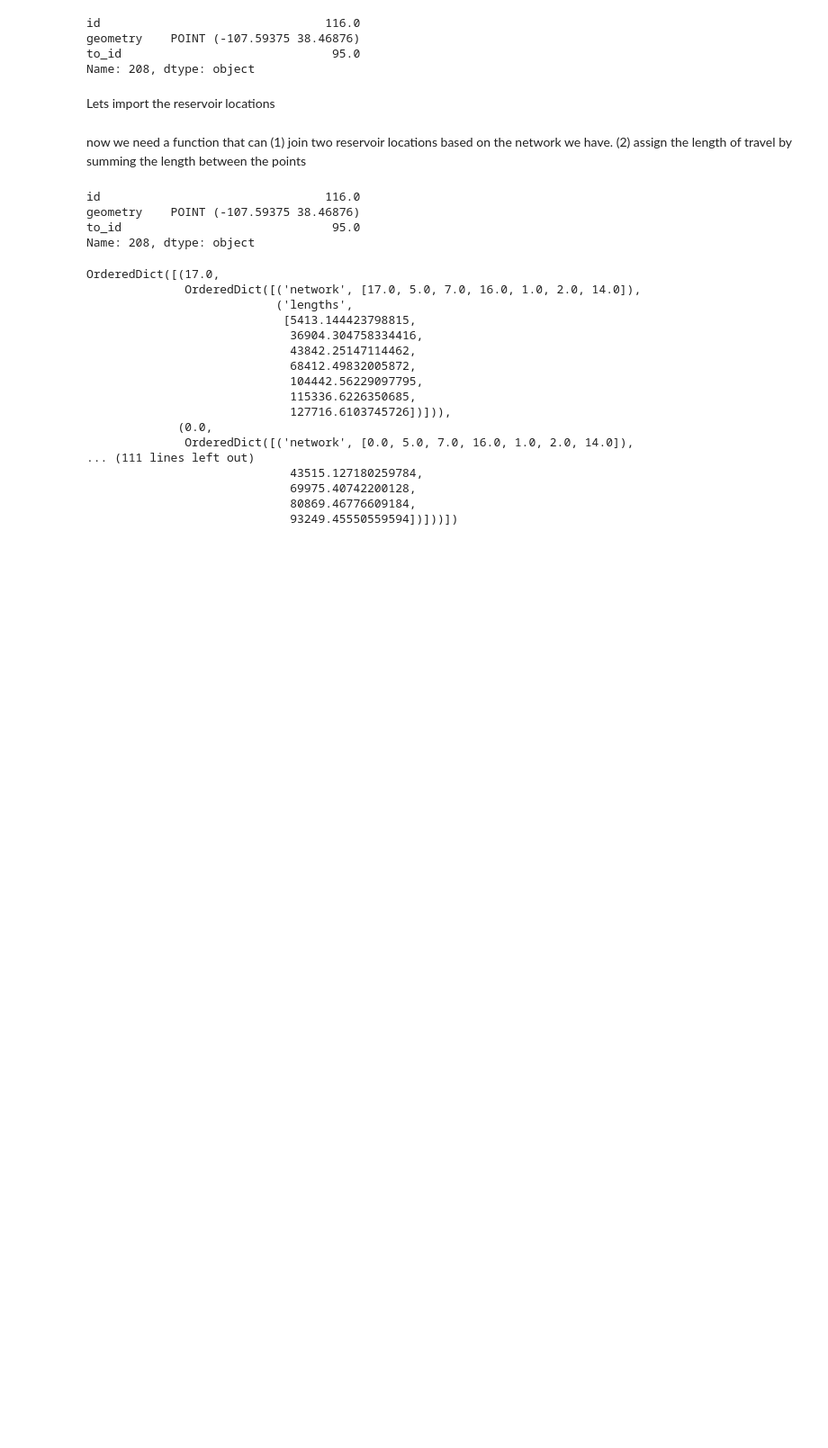
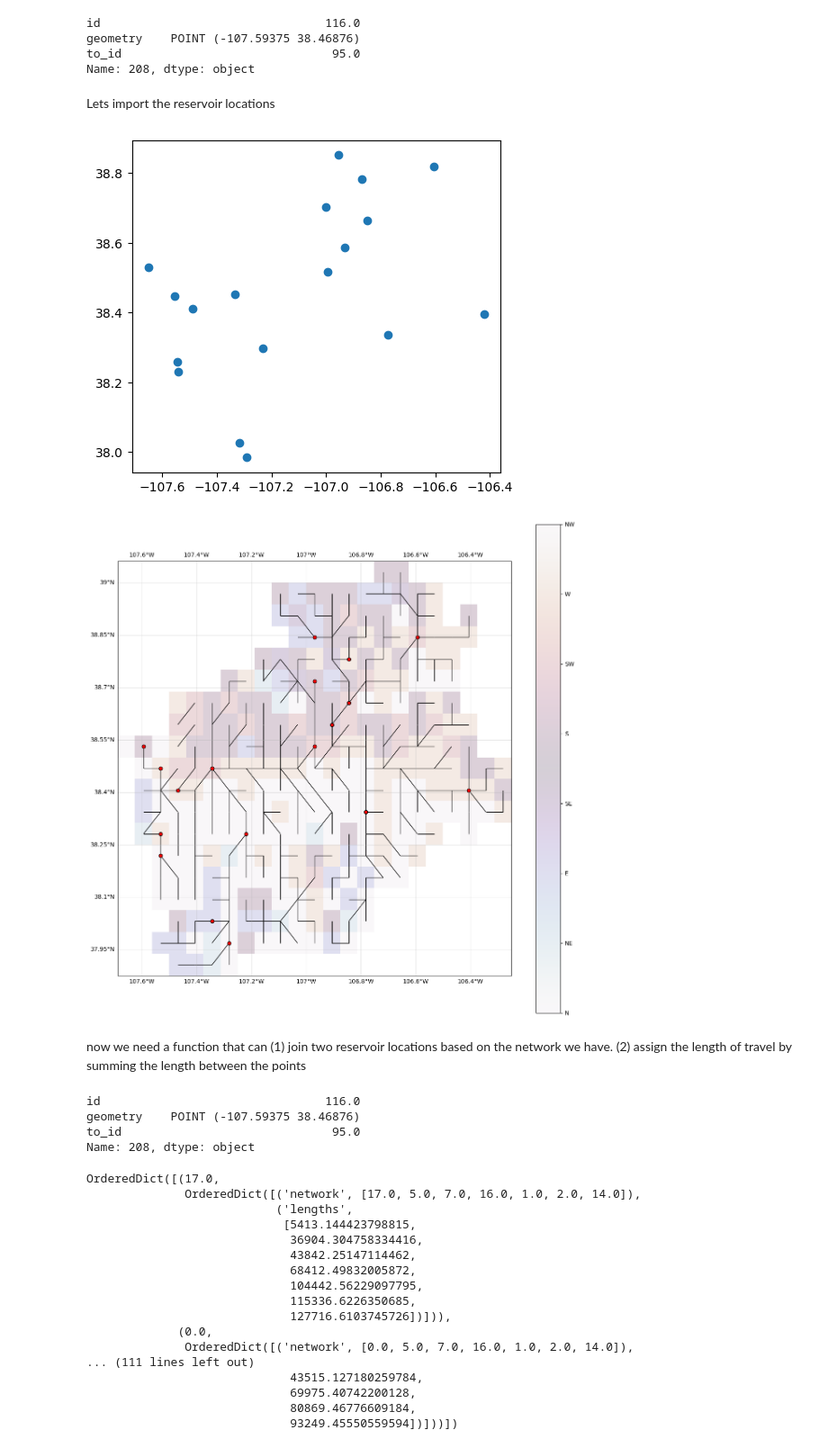
Before and after one commit to UW-SASWE/ResORR, a Jupyter notebook: notebooks/methods/Network-Generation.ipynb, the cells around one changed output. Shown at 90% size. Cells and saved outputs as stored; diff of their text form; code cells hidden in the pictures; blank space fills up the shorter version.

```diff
--- a/notebooks/methods/Network-Generation.ipynb
+++ b/notebooks/methods/Network-Generation.ipynb
@@ -248,43 +250,46 @@ reservoirs = gpd.read_file(reservoirs_fn)
 reservoirs['geometry'] = gpd.points_from_xy(reservoirs['lon'], reservoirs['lat'])
 reservoirs.set_crs('epsg:4326', inplace=True)
 
 reservoirs_to_join = reservoirs[['name', 'lon', 'lat', 'geometry']]
-# reservoirs_to_join.plot()
+reservoirs_to_join.plot()
 grid_pts_joined_stns = grid_pts.to_crs(DIST_PROJ).sjoin_nearest(reservoirs_to_join.to_crs(DIST_PROJ), how='left', distance_col='dist [m]').to_crs('epsg:4326')
 # TODO: give a warning if multiple stations are within the same cell
 
 grid_pts_joined_stns['min_dist'] = grid_pts_joined_stns.groupby('name')['dist [m]'].transform('min')
 grid_pts_joined_stns.loc[grid_pts_joined_stns['dist [m]'] != grid_pts_joined_stns['min_dist'], ['index_right', 'name', 'lon', 'lat', 'dist [m]', 'min_dist']] = np.nan
 
 grid_pts_joined_stns
 
-# # plot on top of previous plot
-# f, ax = geoax(figsize=(15, 15))
-# im = ax.imshow(band_vicfmt, extent=plotting_extent(fdr), cmap='twilight', alpha=0.2)
+# plot on top of previous plot
+f, ax = geoax(figsize=(15, 15))
+im = ax.imshow(band_vicfmt, extent=plotting_extent(band_vicfmt, fdr.rio.transform()), cmap='twilight', alpha=0.2)
 
 # save the root index
 root = None
 # Arrows
 for i, row in grid_pts.iterrows():
     from_loc = row['geometry']
     try:
         to_loc = grid_pts.loc[grid_pts['id'] == row['to_id']].iloc[0]['geometry']
     except IndexError:
         to_loc = from_loc
         root = row
 
     x, y = from_loc.x, from_loc.y
     dx, dy = to_loc.x - x, to_loc.y - y
 
     WIDTH = 0.0
-    # ax.arrow(x, y, dx, dy, width=WIDTH, head_width=1*WIDTH, head_length=1*WIDTH)
+    ax.arrow(x, y, dx, dy, width=WIDTH, head_width=1*WIDTH, head_length=1*WIDTH)
 
-# grid_pts_joined_stns.dropna().plot(ax=ax, fc='red', ec='k')
+grid_pts_joined_stns.dropna().plot(ax=ax, fc='red', ec='k')
 
-# gl = ax.gridlines(alpha=0.3, draw_labels=True)
-# gl.right_labels = False
-# cbar = f.colorbar(im, ticks=[1, 2, 3, 4, 5, 6, 7, 8])
-# cbar.ax.set_yticklabels(["N", "NE", "E", "SE", "S", "SW", "W", "NW"]);
+gl = ax.gridlines(alpha=0.3, draw_labels=True)
+gl.right_labels = False
+cbar = f.colorbar(im, ticks=[1, 2, 3, 4, 5, 6, 7, 8])
+cbar.ax.set_yticklabels(["N", "NE", "E", "SE", "S", "SW", "W", "NW"]);
+# %% [output]
+[figure, added]
+[figure, added]
 # %% [markdown]
 now we need a function that can (1) join two reservoir locations based on the network we have. (2) assign the length of travel by summing the length between the points
 # %%
```
Also changed, not shown: parts of 5 cells of this notebook.
